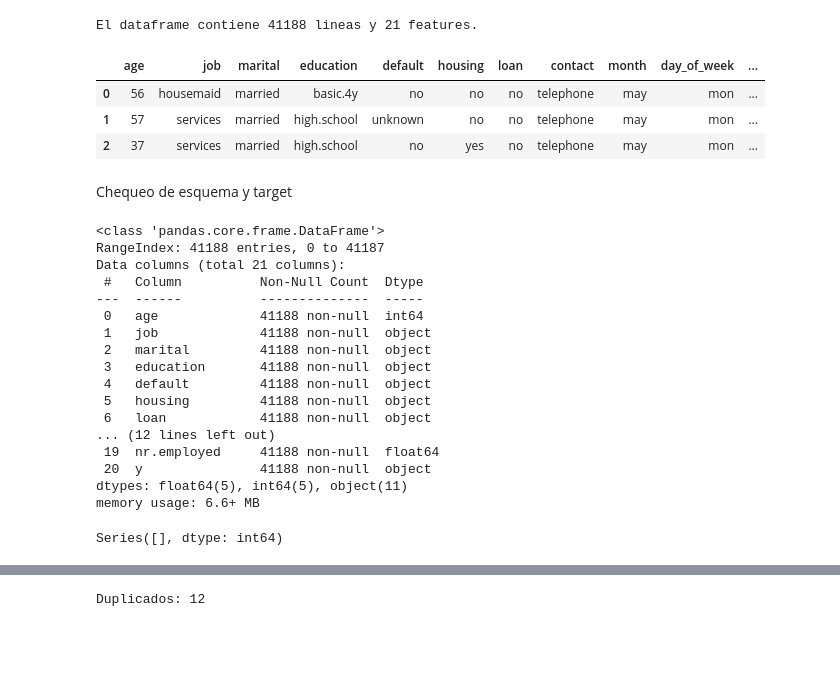
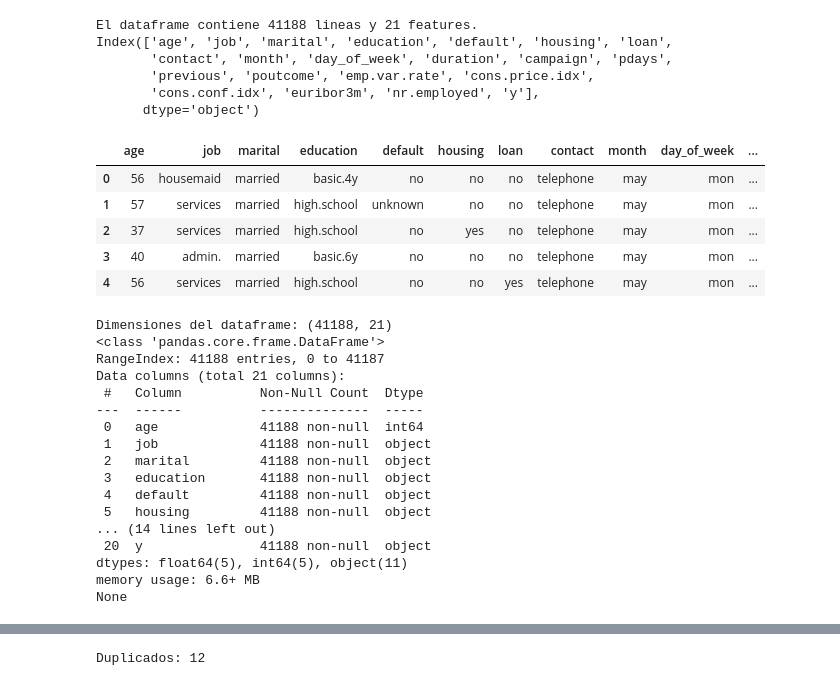
Before and after one commit to 4GeeksAcademy/carlos-gondelles-proyecto-regresion-logistica, a Jupyter notebook: src/explore.ipynb, the cells around one changed output, grey strips where cells are left out. Cells and saved outputs as stored; diff of their text form; code cells hidden in the pictures; blank space fills up the shorter version.

```diff
--- a/src/explore.ipynb
+++ b/src/explore.ipynb
@@ -31,38 +61,41 @@ pd.set_option('display.max_columns', 200)
 # %%
 url = "https://storage.googleapis.com/breathecode/project-files/bank-marketing-campaign-data.csv"
 df = pd.read_csv(url, sep=';')
 
 print('El dataframe contiene {} lineas y {} features.'.format(len(df), df.shape[1]))
-df.head(3)
+print(df.columns)
+df.head(5)
 # %% [output]
 El dataframe contiene 41188 lineas y 21 features.
+Index(['age', 'job', 'marital', 'education', 'default', 'housing', 'loan',
+       'contact', 'month', 'day_of_week', 'duration', 'campaign', 'pdays',
+       'previous', 'poutcome', 'emp.var.rate', 'cons.price.idx',
+       'cons.conf.idx', 'euribor3m', 'nr.employed', 'y'],
+      dtype='object')
 |  | age | job | marital | education | default | housing | loan | contact | month | day_of_week | ... |
 | 0 | 56 | housemaid | married | basic.4y | no | no | no | telephone | may | mon | ... |
 | 1 | 57 | services | married | high.school | unknown | no | no | telephone | may | mon | ... |
 | 2 | 37 | services | married | high.school | no | yes | no | telephone | may | mon | ... |
+| 3 | 40 | admin. | married | basic.6y | no | no | no | telephone | may | mon | ... |
+| 4 | 56 | services | married | high.school | no | no | yes | telephone | may | mon | ... |
-# %% [markdown]
-Chequeo de esquema y target
-# %%
-df.info()
-# %% [output]
-<class 'pandas.core.frame.DataFrame'>
-RangeIndex: 41188 entries, 0 to 41187
-Data columns (total 21 columns):
- #   Column          Non-Null Count  Dtype
----  ------          --------------  -----
- 0   age             41188 non-null  int64
- 1   job             41188 non-null  object
- 2   marital         41188 non-null  object
- 3   education       41188 non-null  object
- 4   default         41188 non-null  object
- 5   housing         41188 non-null  object
- 6   loan            41188 non-null  object
-... (12 lines left out)
- 19  nr.employed     41188 non-null  float64
- 20  y               41188 non-null  object
-dtypes: float64(5), int64(5), object(11)
-memory usage: 6.6+ MB
-# %%
-df.isna().sum()[df.isna().sum()>0]
-# %% [output]
-Series([], dtype: int64)
+# %%
+print(f"Dimensiones del dataframe: {df.shape}")
+print(df.info())
+# %% [output]
+Dimensiones del dataframe: (41188, 21)
+<class 'pandas.core.frame.DataFrame'>
+RangeIndex: 41188 entries, 0 to 41187
+Data columns (total 21 columns):
+ #   Column          Non-Null Count  Dtype
+---  ------          --------------  -----
+ 0   age             41188 non-null  int64
+ 1   job             41188 non-null  object
+ 2   marital         41188 non-null  object
+ 3   education       41188 non-null  object
+ 4   default         41188 non-null  object
+ 5   housing         41188 non-null  object
+... (14 lines left out)
+ 20  y               41188 non-null  object
+dtypes: float64(5), int64(5), object(11)
+memory usage: 6.6+ MB
+None
```
Also changed, not shown: parts of 77 cells of this notebook, 14 other files.
